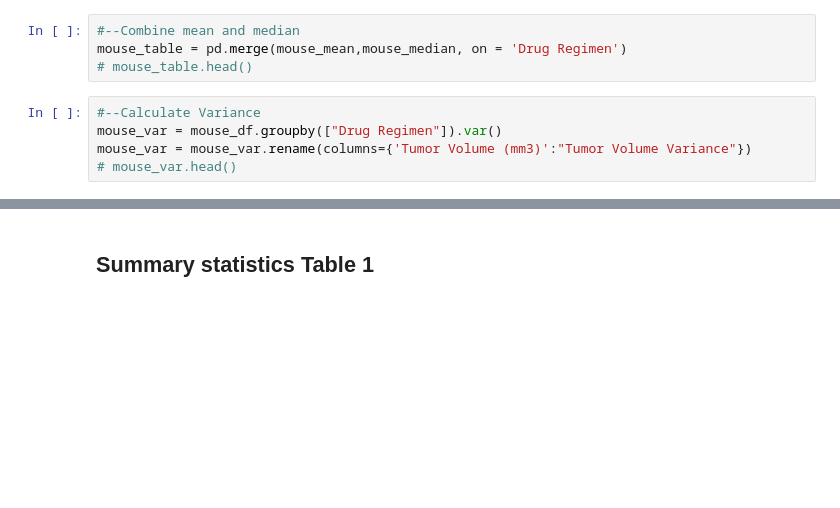
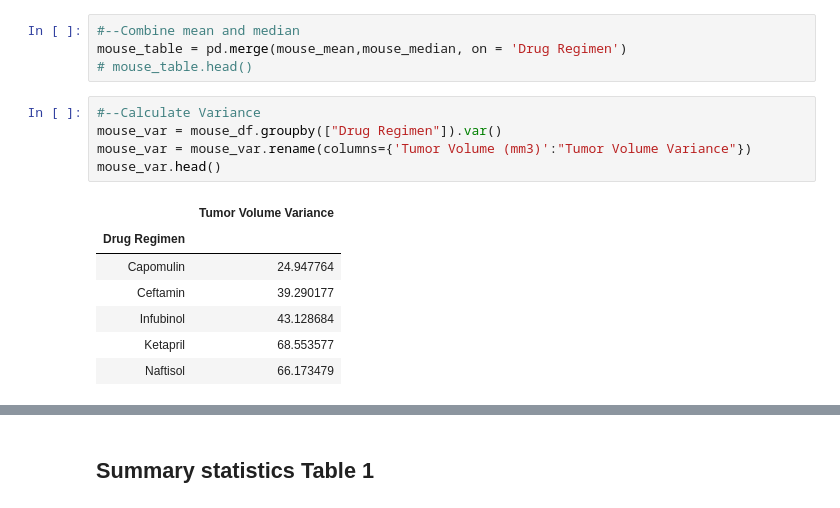
Before and after one commit to PanaratDuke/pymaceuticals, a Jupyter notebook: Pymaceuticals.ipynb, the cells around one changed output, grey strips where cells are left out. Saved outputs shown, nothing was run; the diff lists cells and outputs as text; blank space fills up the shorter version.

```diff
--- a/Pymaceuticals.ipynb
+++ b/Pymaceuticals.ipynb
@@ -34,8 +34,16 @@ mouse_table = pd.merge(mouse_mean,mouse_median, on = 'Drug Regimen')
 # %%
 #--Calculate Variance
 mouse_var = mouse_df.groupby(["Drug Regimen"]).var()
 mouse_var = mouse_var.rename(columns={'Tumor Volume (mm3)':"Tumor Volume Variance"})
-# mouse_var.head()
+mouse_var.head()
+# %% [output]
+|  | Tumor Volume Variance |
+| Drug Regimen |  |
+| Capomulin | 24.947764 |
+| Ceftamin | 39.290177 |
+| Infubinol | 43.128684 |
+| Ketapril | 68.553577 |
+| Naftisol | 66.173479 |
 # %%
 #--Combine mean, median with Variance
 mouse_table = pd.merge(mouse_table,mouse_var, on = 'Drug Regimen')
```
Also changed, not shown: parts of 23 cells of this notebook, 1 other file.
